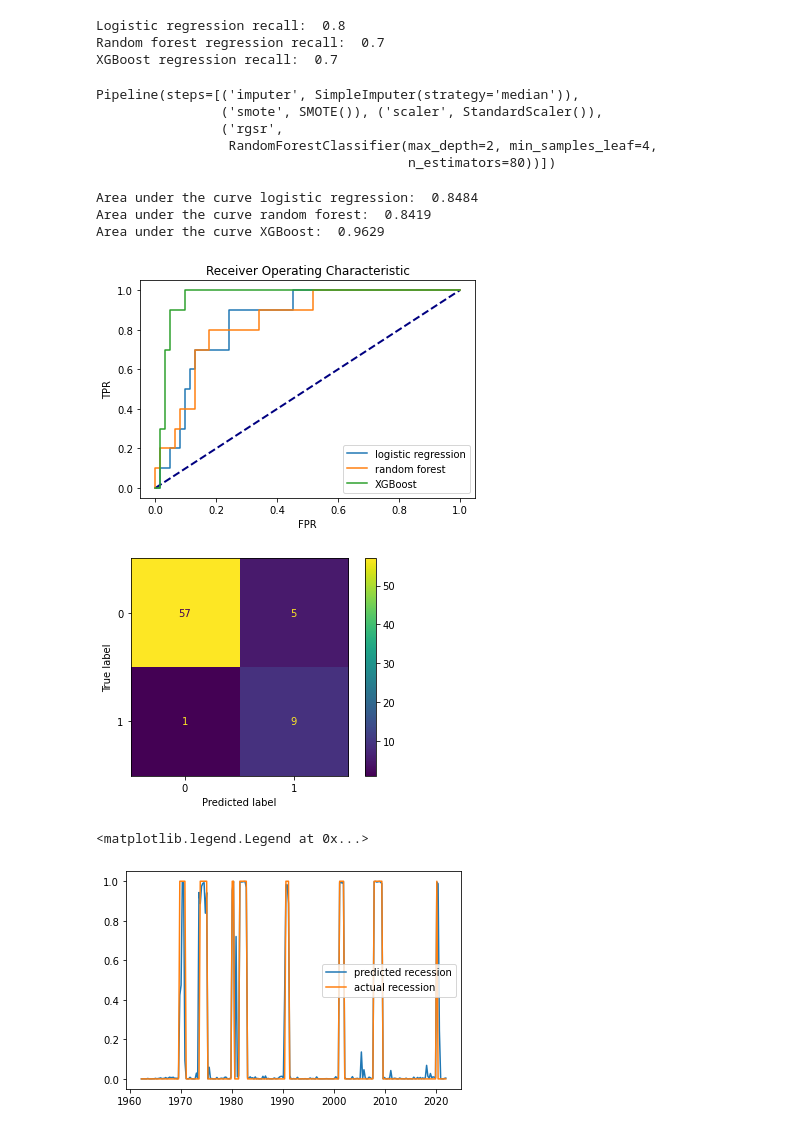
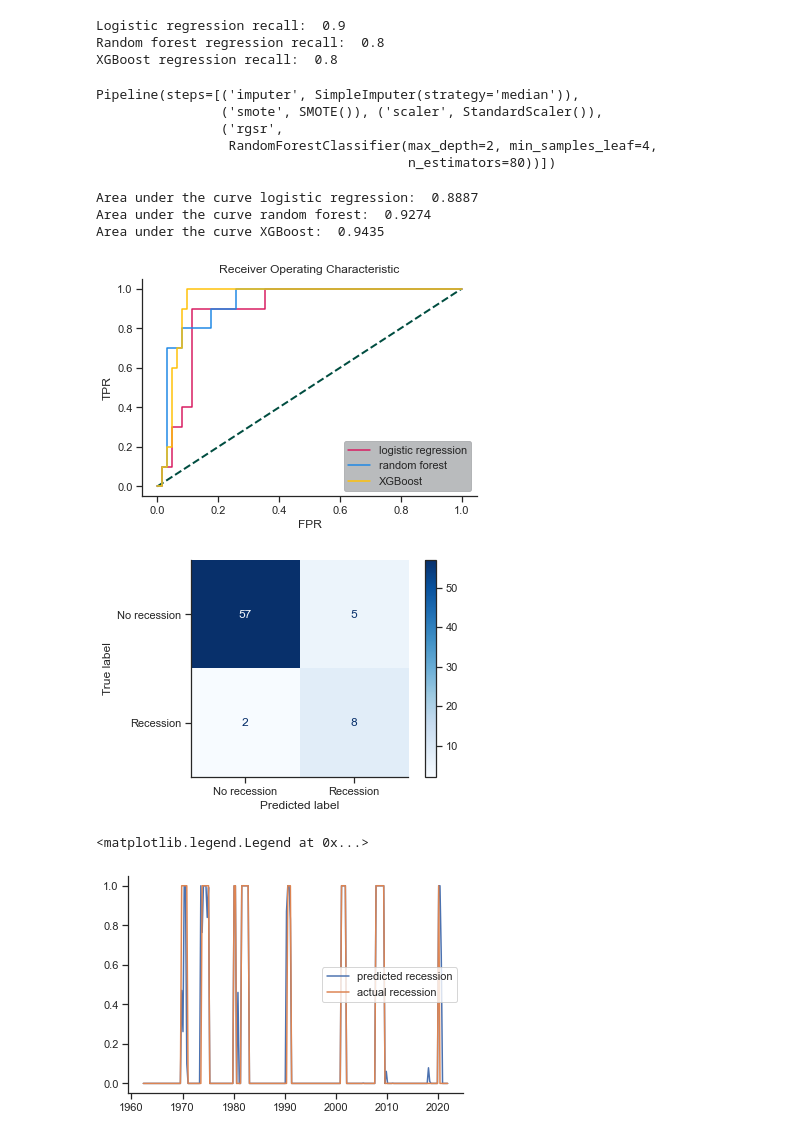
Before and after one commit to DanlBradley/RecessionPredictor, a Jupyter notebook: model_tuning.ipynb, the cells around one changed output. Saved outputs shown, nothing was run; the diff lists cells and outputs as text; code cells hidden in the pictures.

```diff
--- a/model_tuning.ipynb
+++ b/model_tuning.ipynb
@@ -36,7 +37,7 @@ from sklearn.metrics import confusion_matrix, ConfusionMatrixDisplay, roc_curve,
 # %%
 recession_vs_yield = pd.read_csv('data/preprocessed_2.csv', index_col = 'Date')
 recession_vs_yield = recession_vs_yield.set_index(pd.DatetimeIndex(recession_vs_yield.index))
-
+recession_vs_yield = recession_vs_yield.rename(columns= {'Value': 'Unemployment', 'spread': 'Yield spread'})
 
 #Generate the different features
 data_mean = recession_vs_yield.resample('Q-JAN', convention='end').agg('mean')
@@ -55,0 +55,9 @@ data = data.iloc[:-1,:]
+# %%
+#sns.set(rc={'axes.facecolor':'#a8aaad', 'figure.facecolor':'#a8aaad'})
+custom_params = {"axes.spines.right": False, "axes.spines.top": False}
+sns.set_theme(style="ticks", rc=custom_params)
+sns.set_palette("colorblind")
+with sns.axes_style("dark"):
+
+    sns.pairplot(recession_vs_yield.drop(columns = ['Value_10yr','Value_3mon', 'Uncertain - depends', 'housing market','Bad time to buy', 'Relative']), hue = 'USREC', plot_kws={'alpha': 0.25})
+plt.savefig('figures/pairplots.png', transparent=True, dpi = 400, bbox_inches='tight');
@@ -87,9 +97,9 @@ print('Logistic regression recall: ', recall_score(y_test,lr_grid_search.predict
 print('Random forest regression recall: ', recall_score(y_test,rf_grid_search.predict(X_test)))
 print('XGBoost regression recall: ', recall_score(y_test,xg_grid_search.predict(X_test)))
 # %% [output]
-Logistic regression recall:  0.8
-Random forest regression recall:  0.7
-XGBoost regression recall:  0.7
+Logistic regression recall:  0.9
+Random forest regression recall:  0.8
+XGBoost regression recall:  0.8
 # %%
 rf_grid_search.best_estimator_
 # %% [output]
@@ -102,8 +112,8 @@ Pipeline(steps=[('imputer', SimpleImputer(strategy='median')),
 #For the logistic regression ROC
 fpr, tpr, thresholds = roc_curve(y_test, lr_grid_search.predict_proba(X_test)[:, 1])
 fig, ax = plt.subplots()
-plt.plot(fpr,tpr, label = 'logistic regression')
-plt.plot([0, 1], [0, 1], color="navy", lw=2, linestyle="--")
+plt.plot(fpr,tpr, label = 'logistic regression', c = '#D81B60')
+plt.plot([0, 1], [0, 1], color="#004D40", lw=2, linestyle="--")
 plt.ylabel('TPR')
 plt.xlabel('FPR')
 plt.title('Receiver Operating Characteristic')
@@ -112,37 +122,42 @@ print('Area under the curve logistic regression: ',round(aucscore,4))
 
 #For the random forest ROC
 fpr, tpr, thresholds = roc_curve(y_test, rf_grid_search.predict_proba(X_test)[:, 1])
-plt.plot(fpr,tpr, label = 'random forest')
+plt.plot(fpr,tpr, label = 'random forest', c = '#1E88E5')
 aucscore = auc(fpr,tpr)
 print('Area under the curve random forest: ',round(aucscore,4))
 
 #For the random forest ROC
 fpr, tpr, thresholds = roc_curve(y_test, xg_grid_search.predict_proba(X_test)[:, 1])
-plt.plot(fpr,tpr, label = 'XGBoost')
+plt.plot(fpr,tpr, label = 'XGBoost', c = '#FFC107')
 aucscore = auc(fpr,tpr)
 print('Area under the curve XGBoost: ',round(aucscore,4))
 
-plt.legend(loc = 'best');
+
+legend = plt.legend(loc = 'best')
+frame = legend.get_frame()
+frame.set_color('#a8aaad')
+plt.savefig('figures/ROC.png', transparent=True, dpi = 800, bbox_inches='tight');
 # %% [output]
-Area under the curve logistic regression:  0.8484
-Area under the curve random forest:  0.8419
-Area under the curve XGBoost:  0.9629
+Area under the curve logistic regression:  0.8887
+Area under the curve random forest:  0.9274
+Area under the curve XGBoost:  0.9435
-[figure, old version]
+[figure, new version]
 # %%
-threshold = .2
-y_probas = xg_grid_search.predict_proba(X_test)[:,1]
+threshold = .5
+y_probas = rf_grid_search.predict_proba(X_test)[:,1]
 custom_thresh_y_pred_test = [1 if y > threshold else 0 for y in y_probas]
 conf = confusion_matrix(y_test,np.array(custom_thresh_y_pred_test))
-disp = ConfusionMatrixDisplay(conf)
-disp.plot();
+#disp = ConfusionMatrixDisplay()
+disp = ConfusionMatrixDisplay.from_estimator(rf_grid_search,X_test,y_test,display_labels=('No recession','Recession'), cmap = plt.cm.Blues)
+#disp.plot()
+plt.savefig('figures/confMat.png', transparent=True, dpi = 800, bbox_inches='tight');
 # %% [output]
-[figure, old version]
+[figure, new version]
 # %%
 from sklearn.metrics import classification_report
 report = classification_report(y_test,custom_thresh_y_pred_test, output_dict = True)
 report;
 # %%
-from datetime import datetime as dt
 fig, ax = plt.subplots()
 
 plt.plot(data.index,pd.Series(xg_grid_search.predict_proba(X)[:,1]), label = 'predicted recession')
@@ -152,7 +167,7 @@ plt.legend(loc = 'best')
 #plt.axis([dt.fromisoformat('1979-07-01'), dt.fromisoformat('1980-07-01'), 0, 1]);
 # %% [output]
 <matplotlib.legend.Legend at 0x...>
-[figure, old version]
+[figure, new version]
 # %%
 fig, ax = plt.subplots()
 
```
Also changed, not shown: parts of 9 cells of this notebook, 10 other files.
